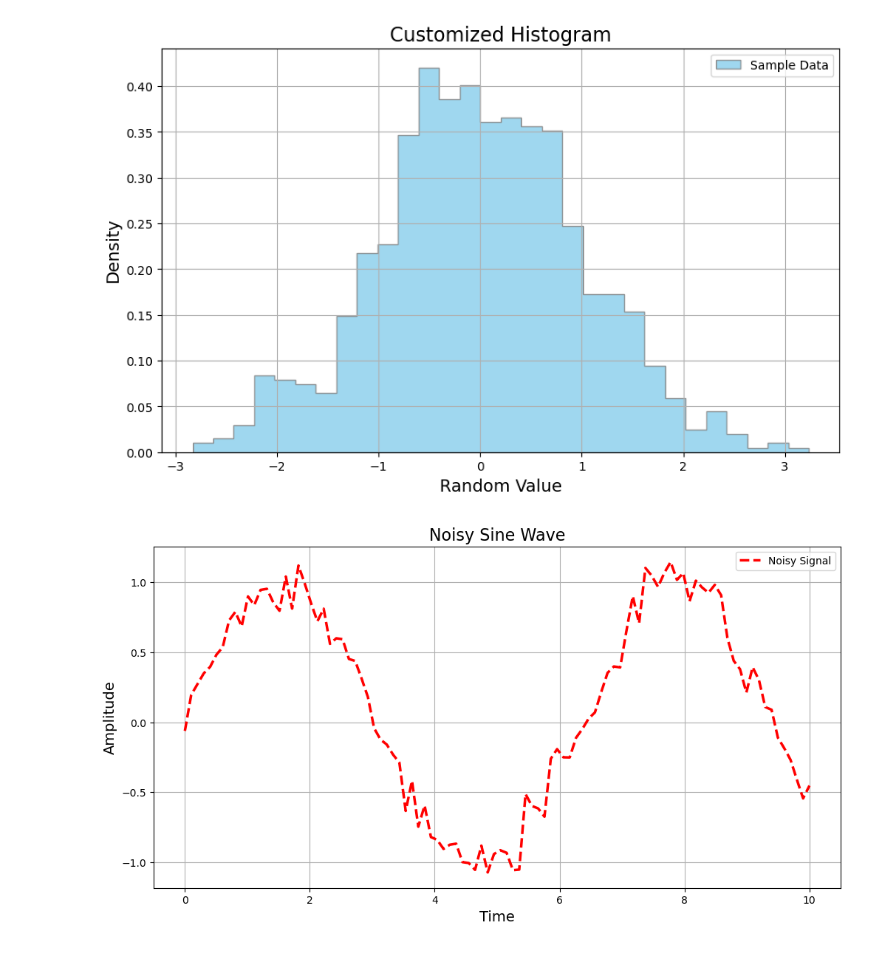
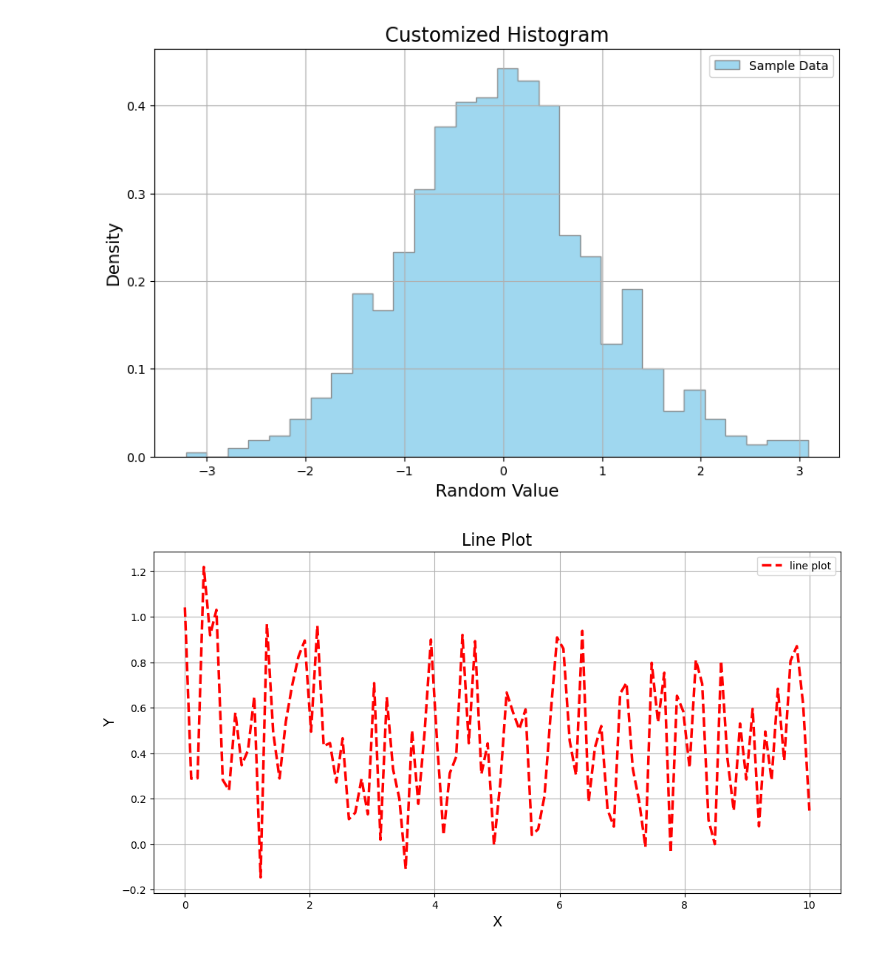
Before and after one commit to kibngetich/Creating-EDA-class, a Jupyter notebook: trial.ipynb, the cells around one changed output. Saved outputs shown, nothing was run; the diff lists cells and outputs as text; code cells hidden in the pictures.

```diff
--- a/trial.ipynb
+++ b/trial.ipynb
@@ -4,7 +4,7 @@ from kev_plot import Plot
 
 # Create sample data
 x = np.linspace(0, 10, 100)
-y = np.sin(x)
+y = np.random.random_sample(100)
 noise = np.random.normal(0, 0.1, size=100)
 y_noisy = y + noise
 
@@ -43,10 +43,10 @@ plotter.line(
     color='red',
     linestyle='--',
     linewidth=2.5,
-    title='Noisy Sine Wave',
-    xlabel='Time',
-    ylabel='Amplitude',
-    label='Noisy Signal',
+    title='Line Plot',
+    xlabel='X',
+    ylabel='Y',
+    label='line plot',
     grid=True,
     label_fontsize=14,
     title_fontsize=16,
@@ -59,35 +59,35 @@ plotter.scatter(
     x=x,
     y=y,
     color='green',
     alpha=0.6,
     edgecolor='black',
-    label='True Signal',
-    title='True Sine Signal (Scatter)',
+    label='scatter ',
+    title='Scatter plot)',
     xlabel='X',
-    ylabel='Sine(X)',
+    ylabel='y',
     label_fontsize=14,
     title_fontsize=16,
     figsize=(12, 6),
     show=False
 )
 
 # Bar plot arguments
 plotter.bar(
     x=categories,
     height=heights,
     color='orange',
     alpha=0.7,
     edgecolor='black',
     title='Category Comparison',
     xlabel='Category',
     ylabel='Value',
     label='Values',
     grid=True,
     label_fontsize=14,
     title_fontsize=16,
     figsize=(10, 6),
     show=True
 )
 # %% [output]
-[figure, old version]
+[figure, new version]
-[figure, old version]
+[figure, new version]
```
Also changed, not shown: parts of 1 cell of this notebook.
